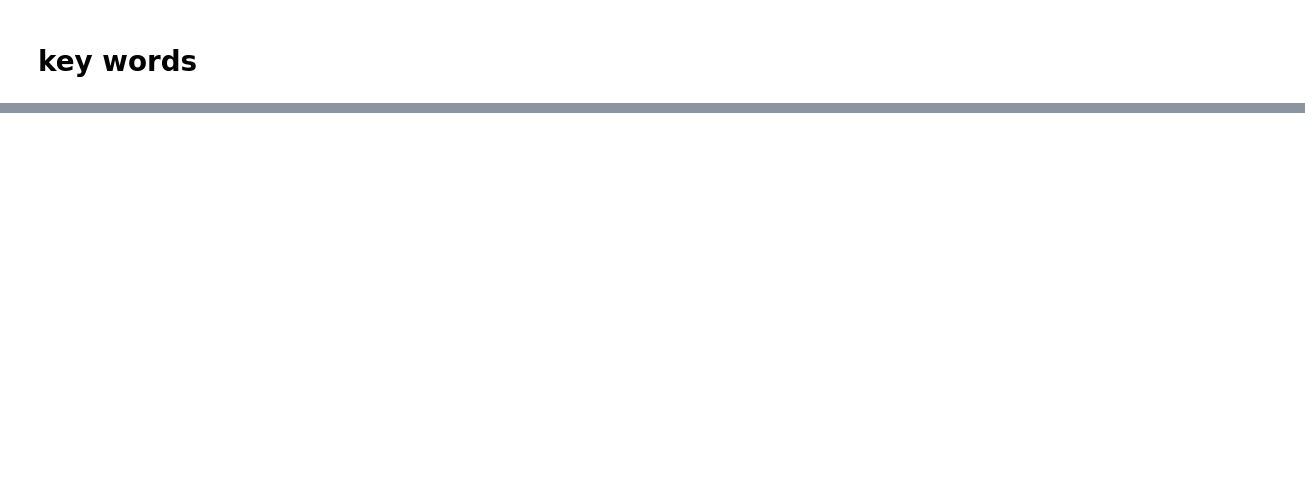
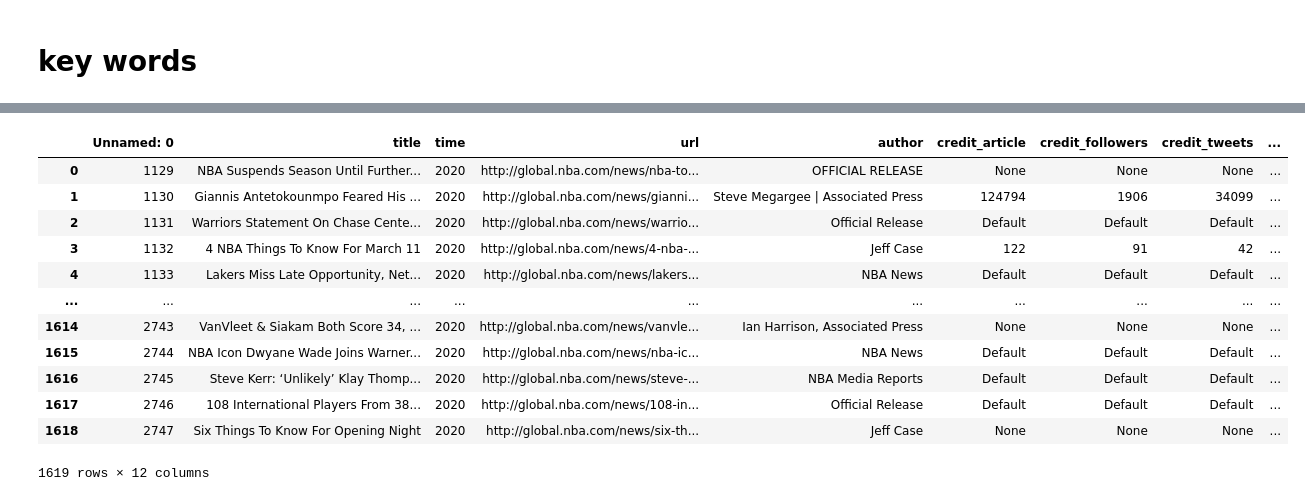
Before and after one commit to tz1211/DS105L-Project-404-Not-Found, a Jupyter notebook: Code/news_sentiment_relevance/relevance_nba_news.ipynb, the cells around one changed output, grey strips where cells are left out. Cells and saved outputs as stored; diff of their text form; code cells hidden in the pictures; blank space fills up the shorter version.

```diff
--- a/Code/news_sentiment_relevance/relevance_nba_news.ipynb
+++ b/Code/news_sentiment_relevance/relevance_nba_news.ipynb
@@ -83,0 +244,37 @@ def assess_nba_relevance(df):
+# %%
+def assess_nba_relevance(df):
+    relevance_scores = []
+
+    for index, row in df.iterrows():
+        content = get_nba_content(row['url'])
+        player_name = row['most_frequent_name']
+
+        if content is None:
+            relevance_scores.append(0)
+            continue
+
+        statement = player_name + " will be the MVP"
+
+        # Preprocess content and statement
+        preprocessed_content = preprocess_text(content)
+        preprocessed_statement = preprocess_text(statement)
+
+        # Calculate TF-IDF scores
+        vectorizer = TfidfVectorizer()
+        tfidf_matrix = vectorizer.fit_transform([preprocessed_content, preprocessed_statement])
+
+        # Calculate cosine similarity between content and statement
+        similarity_score = cosine_similarity(tfidf_matrix)[0, 1]
+
+        # Normalize similarity score to range between 0 and 1
+        normalized_score = similarity_score / tfidf_matrix[0].sum()
+
+        relevance_scores.append(normalized_score)
+
+    # Normalize relevance scores to range between 0 and 1
+    scaler = MaxAbsScaler()
+    normalized_scores = scaler.fit_transform(np.array(relevance_scores).reshape(-1, 1))
+
+    df['relevance_score'] = normalized_scores
+
+    return df
@@ -83,0 +308,18 @@ def assess_nba_relevance(df):
+# %%
+news_2020_4 = assess_nba_relevance(news_2020_3)
+news_2020_4.to_csv('/Users/annabelitong/desktop/annabel/uni/ds105l/group_project/DS105L-Project/Data/nba_author_credit/nba_2020_4.csv', index=False)
+news_2020_4
+# %% [output]
+|  | Unnamed: 0 | title | time | url | author | credit_article | credit_followers | credit_tweets | ... |
+| 0 | 1129 | NBA Suspends Season Until Further... | 2020 | http://global.nba.com/news/nba-to... | OFFICIAL RELEASE | None | None | None | ... |
+| 1 | 1130 | Giannis Antetokounmpo Feared His ... | 2020 | http://global.nba.com/news/gianni... | Steve Megargee | Associated Press | 124794 | 1906 | 34099 | ... |
+| 2 | 1131 | Warriors Statement On Chase Cente... | 2020 | http://global.nba.com/news/warrio... | Official Release | Default | Default | Default | ... |
+| 3 | 1132 | 4 NBA Things To Know For March 11 | 2020 | http://global.nba.com/news/4-nba-... | Jeff Case | 122 | 91 | 42 | ... |
+| 4 | 1133 | Lakers Miss Late Opportunity, Net... | 2020 | http://global.nba.com/news/lakers... | NBA News | Default | Default | Default | ... |
+| ... | ... | ... | ... | ... | ... | ... | ... | ... | ... |
+| 1614 | 2743 | VanVleet & Siakam Both Score 34, ... | 2020 | http://global.nba.com/news/vanvle... | Ian Harrison, Associated Press | None | None | None | ... |
+| 1615 | 2744 | NBA Icon Dwyane Wade Joins Warner... | 2020 | http://global.nba.com/news/nba-ic... | NBA News | Default | Default | Default | ... |
+| 1616 | 2745 | Steve Kerr: ‘Unlikely’ Klay Thomp... | 2020 | http://global.nba.com/news/steve-... | NBA Media Reports | Default | Default | Default | ... |
+| 1617 | 2746 | 108 International Players From 38... | 2020 | http://global.nba.com/news/108-in... | Official Release | Default | Default | Default | ... |
+| 1618 | 2747 | Six Things To Know For Opening Night | 2020 | http://global.nba.com/news/six-th... | Jeff Case | None | None | None | ... |
+1619 rows × 12 columns
```
Also changed, not shown: parts of 24 cells of this notebook, 6 other files.
